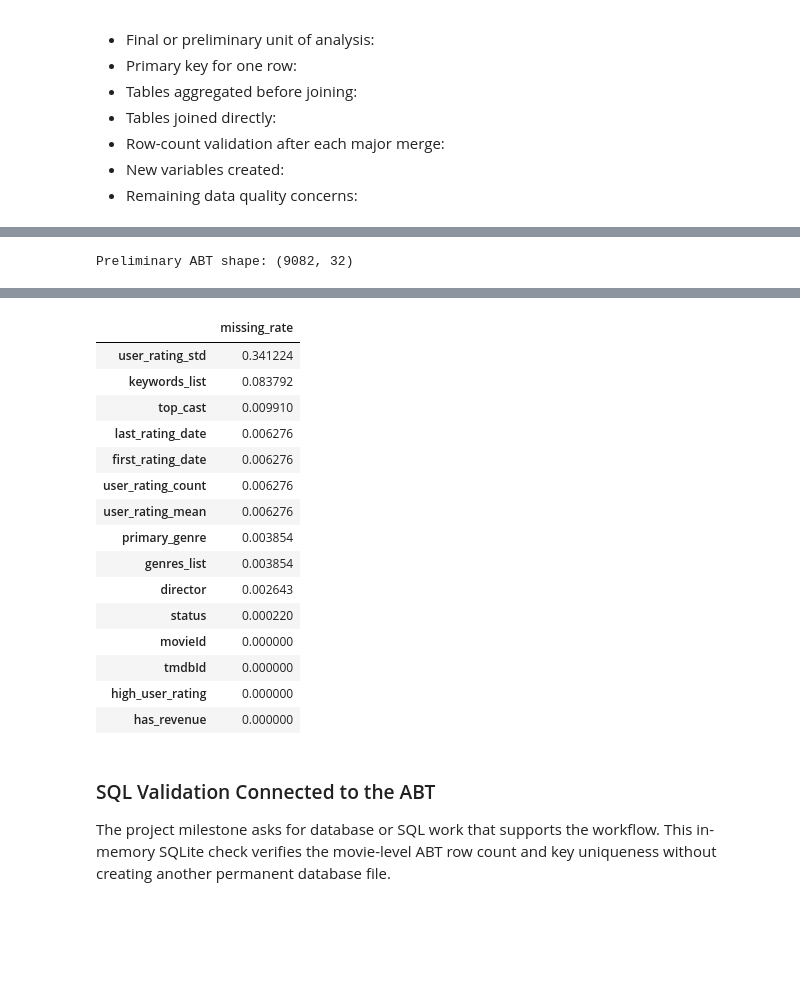
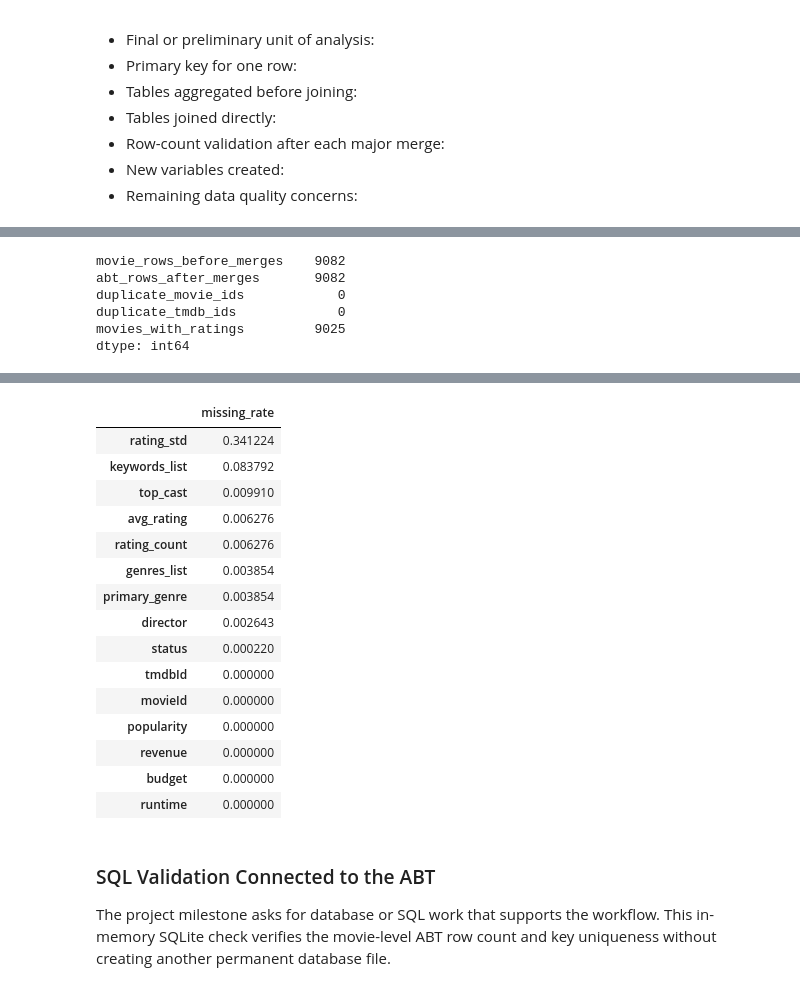
Before and after one commit to ktmitchell41/ban6003-movies-term-term-project-KevinMitchell, a Jupyter notebook: notebooks/movies_project_starter.ipynb, the cells around one changed output, grey strips where cells are left out. Saved outputs shown, nothing was run; the diff lists cells and outputs as text; code cells hidden in the pictures; blank space fills up the shorter version.

```diff
--- a/notebooks/movies_project_starter.ipynb
+++ b/notebooks/movies_project_starter.ipynb
@@ -426,27 +489,0 @@ Use this cell to document the ABT design required by the Canvas Milestone 2 page
-# %%
-rating_summary = (
-    ratings.groupby("movieId")
-    .agg(
-        user_rating_mean=("rating", "mean"),
-        user_rating_count=("rating", "size"),
-        user_rating_std=("rating", "std"),
-        first_rating_date=("rating_datetime", "min"),
-        last_rating_date=("rating_datetime", "max")
-    )
-    .reset_index()
-)
-
-abt = (
-    movies
-    .merge(rating_summary, on="movieId", how="left", validate="one_to_one")
-    .merge(credits, on="tmdbId", how="left", validate="one_to_one")
-    .merge(keywords, on="tmdbId", how="left", validate="one_to_one")
-)
-
-abt["has_revenue"] = (pd.to_numeric(abt["revenue"], errors="coerce") > 0).astype("Int64")
-abt["rating_target_eligible"] = abt["user_rating_count"].ge(20)
-abt["high_user_rating"] = (
-    abt["user_rating_mean"].ge(3.75)
-    .where(abt["rating_target_eligible"])
-    .astype("Int64")
-)
@@ -453,40 +503,51 @@ abt["high_user_rating"] = (
 # %%
 abt_validation = pd.Series({
     "movie_rows_before_merges": len(movies),
     "abt_rows_after_merges": len(abt),
     "duplicate_movie_ids": abt["movieId"].duplicated().sum(),
     "duplicate_tmdb_ids": abt["tmdbId"].duplicated().sum(),
-    "movies_with_rating_summary": abt["user_rating_count"].notna().sum(),
-    "movies_eligible_for_rating_target": abt["high_user_rating"].notna().sum(),
+    "movies_with_ratings": abt["rating_count"].notna().sum()
 })
 
 display(abt_validation)
 display(abt.head())
-display(abt.isna().mean().sort_values(ascending=False).head(15).to_frame("missing_rate"))
+
+display(
+    abt.isna()
+    .mean()
+    .sort_values(ascending=False)
+    .head(15)
+    .to_frame("missing_rate")
+)
 # %% [output]
-Preliminary ABT shape: (9082, 32)
+movie_rows_before_merges    9082
+abt_rows_after_merges       9082
+duplicate_movie_ids            0
+duplicate_tmdb_ids             0
+movies_with_ratings         9025
+dtype: int64
 |  | movieId | tmdbId | imdb_id | title | original_title | original_language | release_date | runtime | budget | ... |
 | 0 | 1 | 862 | tt0114709 | Toy Story | Toy Story | en | 1995-10-30 | 81.0 | 30000000 | ... |
 | 1 | 2 | 8844 | tt0113497 | Jumanji | Jumanji | en | 1995-12-15 | 104.0 | 65000000 | ... |
 | 2 | 3 | 15602 | tt0113228 | Grumpier Old Men | Grumpier Old Men | en | 1995-12-22 | 101.0 | 0 | ... |
 | 3 | 4 | 31357 | tt0114885 | Waiting to Exhale | Waiting to Exhale | en | 1995-12-22 | 127.0 | 16000000 | ... |
 | 4 | 5 | 11862 | tt0113041 | Father of the Bride Part II | Father of the Bride Part II | en | 1995-02-10 | 106.0 | 0 | ... |
 |  | missing_rate |
-| user_rating_std | 0.341224 |
+| rating_std | 0.341224 |
 | keywords_list | 0.083792 |
 | top_cast | 0.009910 |
-| last_rating_date | 0.006276 |
-| first_rating_date | 0.006276 |
-| user_rating_count | 0.006276 |
-| user_rating_mean | 0.006276 |
+| avg_rating | 0.006276 |
+| rating_count | 0.006276 |
+| genres_list | 0.003854 |
 | primary_genre | 0.003854 |
-| genres_list | 0.003854 |
 | director | 0.002643 |
 | status | 0.000220 |
+| tmdbId | 0.000000 |
 | movieId | 0.000000 |
-| tmdbId | 0.000000 |
-| high_user_rating | 0.000000 |
-| has_revenue | 0.000000 |
+| popularity | 0.000000 |
+| revenue | 0.000000 |
+| budget | 0.000000 |
+| runtime | 0.000000 |
 # %% [markdown]
 ### SQL Validation Connected to the ABT
 
```
Also changed, not shown: parts of 7 cells of this notebook.
